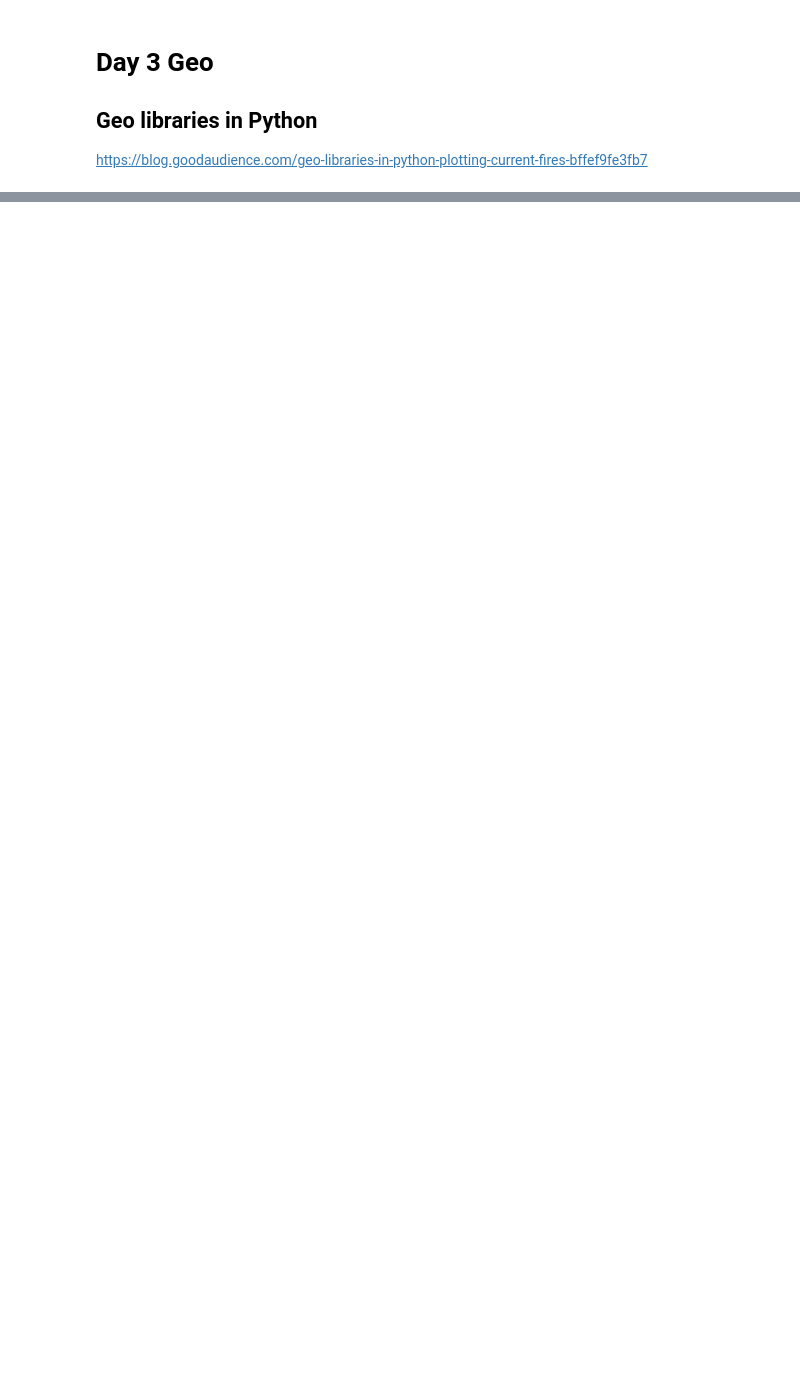
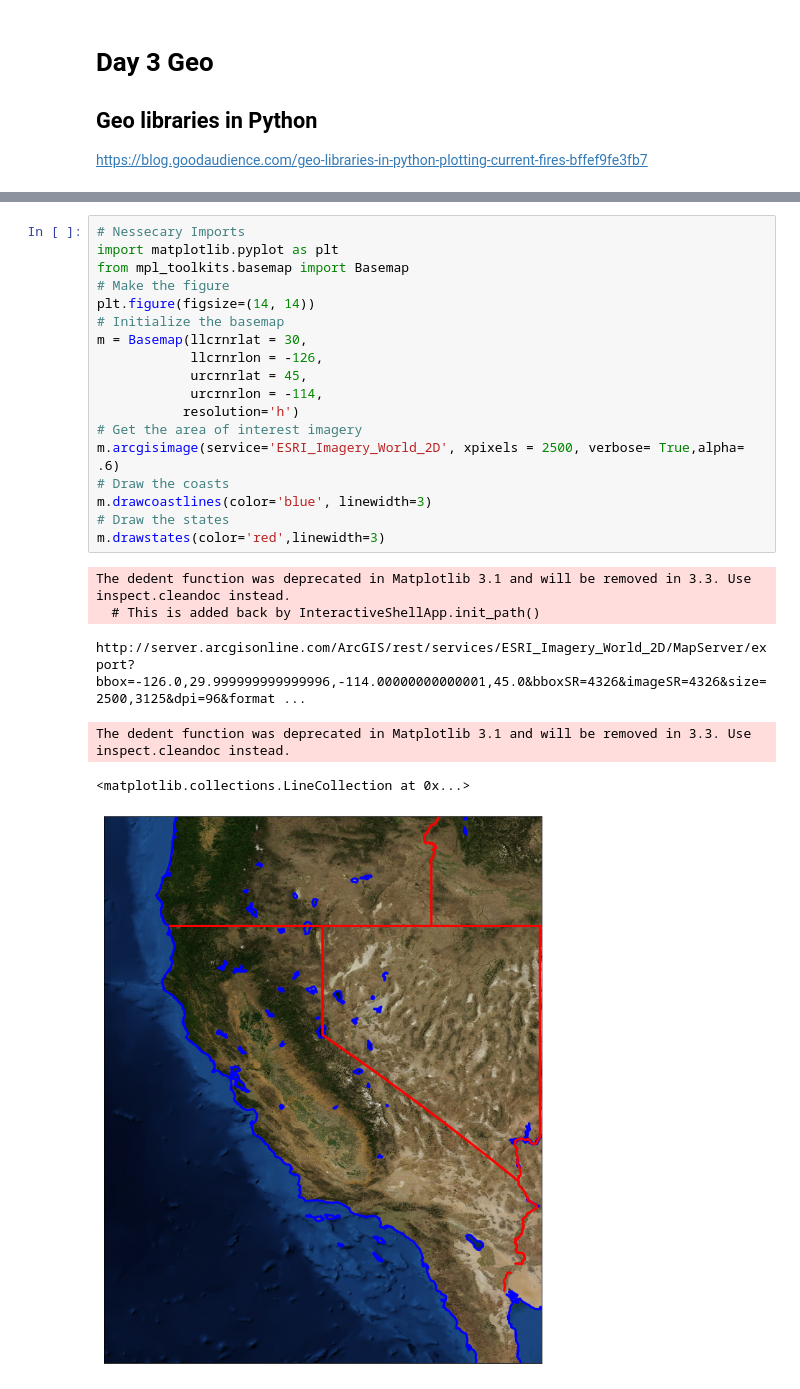
Before and after one commit to nbeyond/OpenSourceKigamSandbox, a Jupyter notebook: python/Day 3Geo.ipynb, the cells around one changed output, grey strips where cells are left out. Drawn from its saved outputs; the diff is of its cells as text; blank space fills up the shorter version.

```diff
--- a/python/Day 3Geo.ipynb
+++ b/python/Day 3Geo.ipynb
@@ -20,0 +21,25 @@ Clipping input data to the valid range for imshow with RGB data ([0..1] for floa
+# %%
+# Nessecary Imports
+import matplotlib.pyplot as plt
+from mpl_toolkits.basemap import Basemap
+# Make the figure
+plt.figure(figsize=(14, 14))
+# Initialize the basemap
+m = Basemap(llcrnrlat = 30,
+            llcrnrlon = -126,
+            urcrnrlat = 45,
+            urcrnrlon = -114,
+           resolution='h')
+# Get the area of interest imagery
+m.arcgisimage(service='ESRI_Imagery_World_2D', xpixels = 2500, verbose= True,alpha= .6)
+# Draw the coasts
+m.drawcoastlines(color='blue', linewidth=3)
+# Draw the states
+m.drawstates(color='red',linewidth=3)
+# %% [output]
+The dedent function was deprecated in Matplotlib 3.1 and will be removed in 3.3. Use inspect.cleandoc instead.
+  # This is added back by InteractiveShellApp.init_path()
+http://server.arcgisonline.com/ArcGIS/rest/services/ESRI_Imagery_World_2D/MapServer/export?bbox=-126.0,29.999999999999996,-114.00000000000001,45.0&bboxSR=4326&imageSR=4326&size=2500,3125&dpi=96&format ...
+The dedent function was deprecated in Matplotlib 3.1 and will be removed in 3.3. Use inspect.cleandoc instead.
+<matplotlib.collections.LineCollection at 0x...>
+[figure, added]
```
Also changed, not shown: parts of 5 cells of this notebook.
